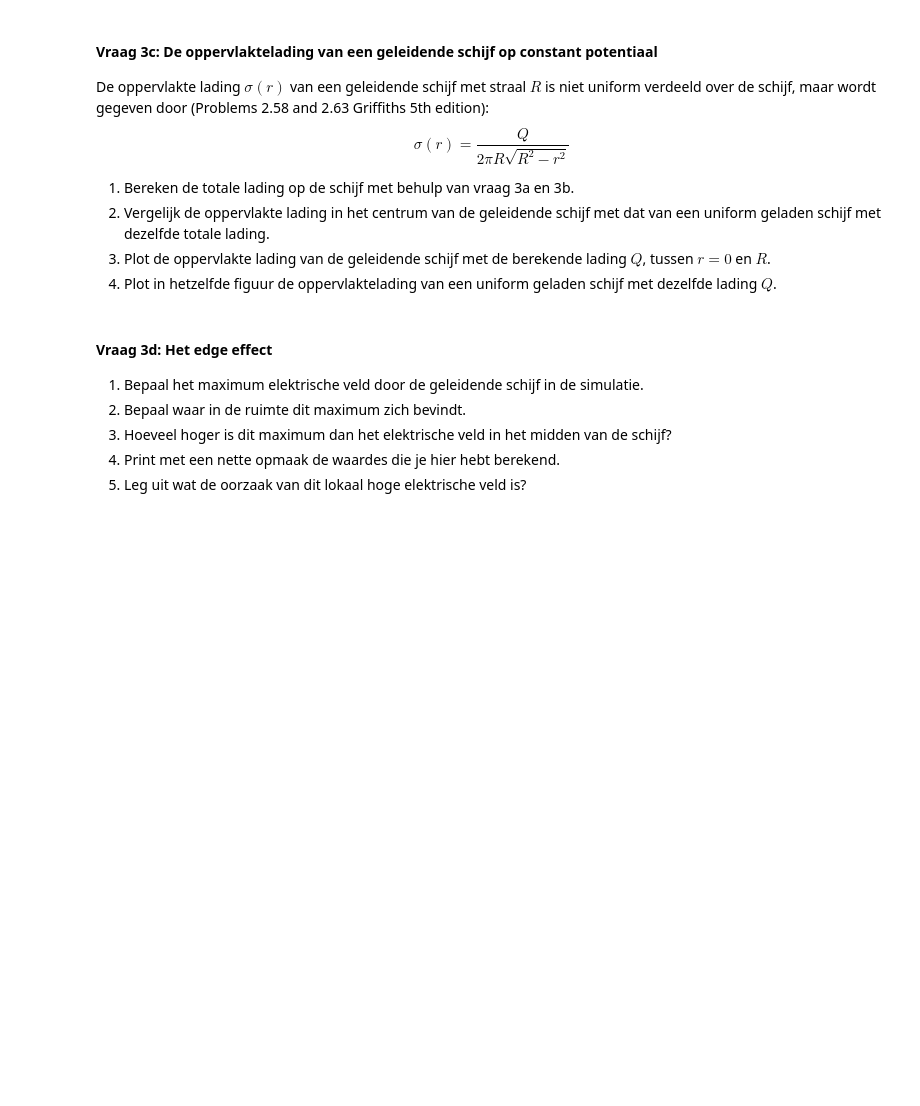
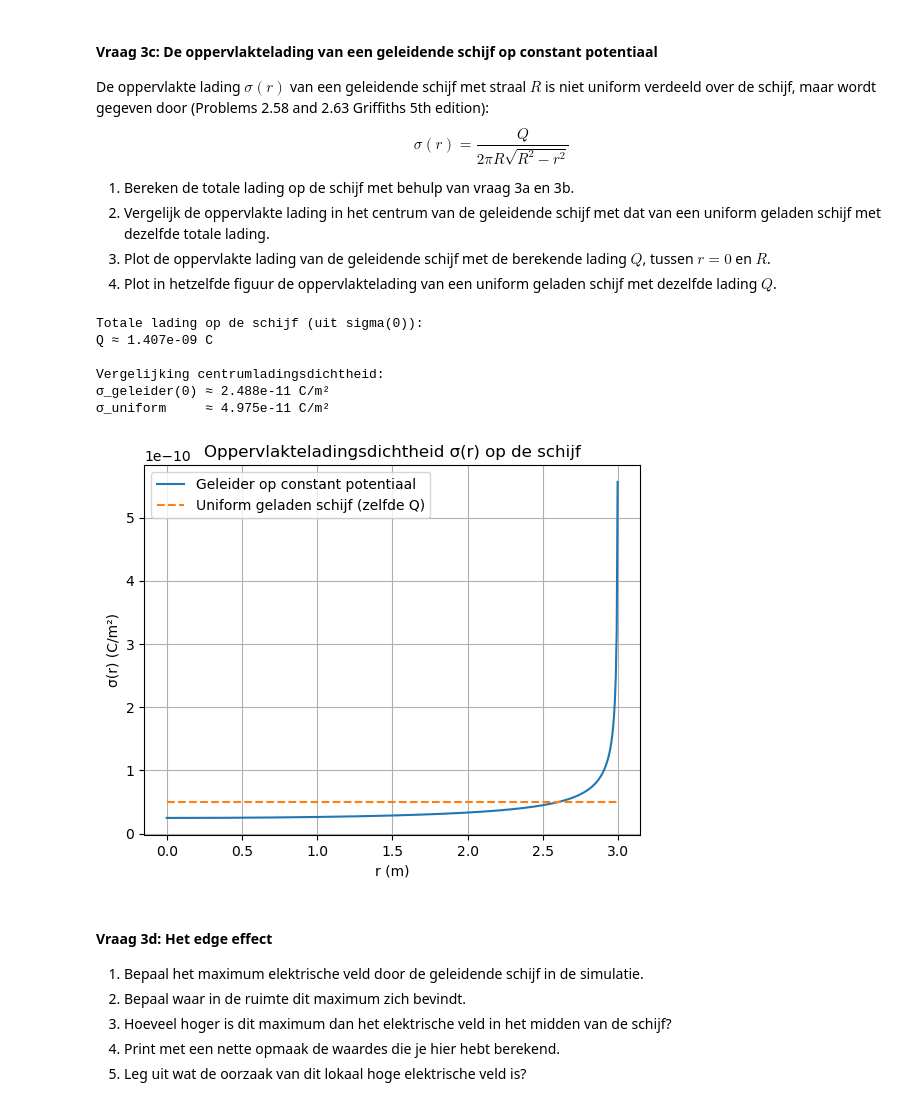
Before and after one commit to ErikvdBerkmortel/DEF-repository, a Jupyter notebook: DigitaleOntwerpopdrachten/1CondensatorOpdracht/CondensatorOntwerpopdracht.ipynb, the cells around one changed output. Cells and saved outputs as stored; diff of their text form; code cells hidden in the pictures; blank space fills up the shorter version.

```diff
--- a/DigitaleOntwerpopdrachten/1CondensatorOpdracht/CondensatorOntwerpopdracht.ipynb
+++ b/DigitaleOntwerpopdrachten/1CondensatorOpdracht/CondensatorOntwerpopdracht.ipynb
@@ -400,7 +440,49 @@ $$\sigma(r) = \frac{Q}{2 \pi R \sqrt{R^2 - r^2}}$$
 # %%
 ###
 ###Jouw code hier###
 ###
+
+
+R = disk_radius       # kortere naam
+
+
+# Totale lading Q
+Q = 2 * np.pi * R**2 * sigma_midden
+
+print("\nTotale lading op de schijf (uit sigma(0)):")
+print(f"Q ≈ {Q:.3e} C")
+
+# Vergelijk centrum met uniforme schijf
+sigma_uniform = Q / (np.pi * R**2)
+ratio = sigma_uniform / sigma_midden
+
+print("\nVergelijking centrumladingsdichtheid:")
+print(f"σ_geleider(0) ≈ {sigma_midden:.3e} C/m²")
+print(f"σ_uniform     ≈ {sigma_uniform:.3e} C/m²")
+
+# Plot sigma voor geleider + uniform
+r_plot = np.linspace(0, R*0.999, 500)  # 0.999 om singulariteit bij r=R te vermijden
+
+sigma_conductor = Q / (2*np.pi*R*np.sqrt(R**2 - r_plot**2))
+sigma_uniform_arr = np.full_like(r_plot, sigma_uniform)
+
+plt.figure()
+plt.plot(r_plot, sigma_conductor, label='Geleider op constant potentiaal')
+plt.plot(r_plot, sigma_uniform_arr, '--', label='Uniform geladen schijf (zelfde Q)')
+plt.xlabel('r (m)')
+plt.ylabel('σ(r) (C/m²)')
+plt.title('Oppervlakteladingsdichtheid σ(r) op de schijf')
+plt.grid(True)
+plt.legend()
+plt.show()
+# %% [output]
+Totale lading op de schijf (uit sigma(0)):
+Q ≈ 1.407e-09 C
+
+Vergelijking centrumladingsdichtheid:
+σ_geleider(0) ≈ 2.488e-11 C/m²
+σ_uniform     ≈ 4.975e-11 C/m²
+[figure, added]
 # %% [markdown]
 #### Vraag 3d: Het edge effect
 
```
Also changed, not shown: parts of 17 cells of this notebook, 3 other files.
